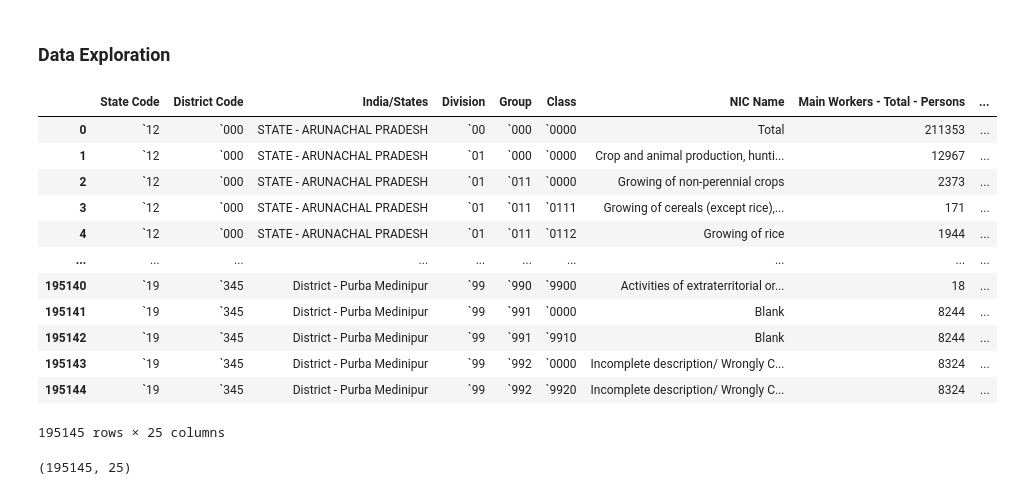
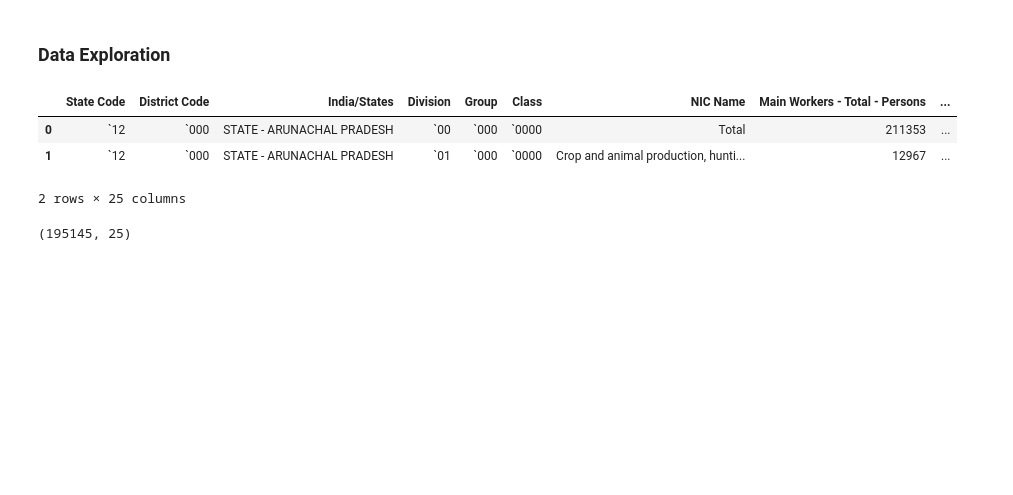
Before and after one commit to Thejasrajsathyamoorthy/Industrial-Human-Resources, a Jupyter notebook: HR_1.ipynb, the cells around one changed output. Drawn from its saved outputs; the diff is of its cells as text; code cells hidden in the pictures; blank space fills up the shorter version.

```diff
--- a/HR_1.ipynb
+++ b/HR_1.ipynb
@@ -15,21 +15,12 @@ file_path = ["Data Set/ARUNACHAL_PRADESH.csv","Data Set/ASSAM.csv","Data Set/BIH
 # %%
 dataframes = [pd.read_csv(file, encoding='latin1') for file in file_path]
 df = pd.concat(dataframes, ignore_index=True)
-df
+df.head(2)
 # %% [output]
 |  | State Code | District Code | India/States | Division | Group | Class | NIC Name | Main Workers - Total - Persons | ... |
 | 0 | `12 | `000 | STATE - ARUNACHAL PRADESH | `00 | `000 | `0000 | Total | 211353 | ... |
 | 1 | `12 | `000 | STATE - ARUNACHAL PRADESH | `01 | `000 | `0000 | Crop and animal production, hunti... | 12967 | ... |
-| 2 | `12 | `000 | STATE - ARUNACHAL PRADESH | `01 | `011 | `0000 | Growing of non-perennial crops | 2373 | ... |
-| 3 | `12 | `000 | STATE - ARUNACHAL PRADESH | `01 | `011 | `0111 | Growing of cereals (except rice),... | 171 | ... |
-| 4 | `12 | `000 | STATE - ARUNACHAL PRADESH | `01 | `011 | `0112 | Growing of rice | 1944 | ... |
-| ... | ... | ... | ... | ... | ... | ... | ... | ... | ... |
-| 195140 | `19 | `345 | District - Purba Medinipur | `99 | `990 | `9900 | Activities of extraterritorial or... | 18 | ... |
-| 195141 | `19 | `345 | District - Purba Medinipur | `99 | `991 | `0000 | Blank | 8244 | ... |
-| 195142 | `19 | `345 | District - Purba Medinipur | `99 | `991 | `9910 | Blank | 8244 | ... |
-| 195143 | `19 | `345 | District - Purba Medinipur | `99 | `992 | `0000 | Incomplete description/ Wrongly C... | 8324 | ... |
-| 195144 | `19 | `345 | District - Purba Medinipur | `99 | `992 | `9920 | Incomplete description/ Wrongly C... | 8324 | ... |
-195145 rows × 25 columns
+2 rows × 25 columns
 # %%
 df.columns = df.columns.str.strip().str.lower().str.replace(" - ","_").str.replace(" ", "_").str.replace("__","_")
 # %%
```
Also changed, not shown: 1 other file.
